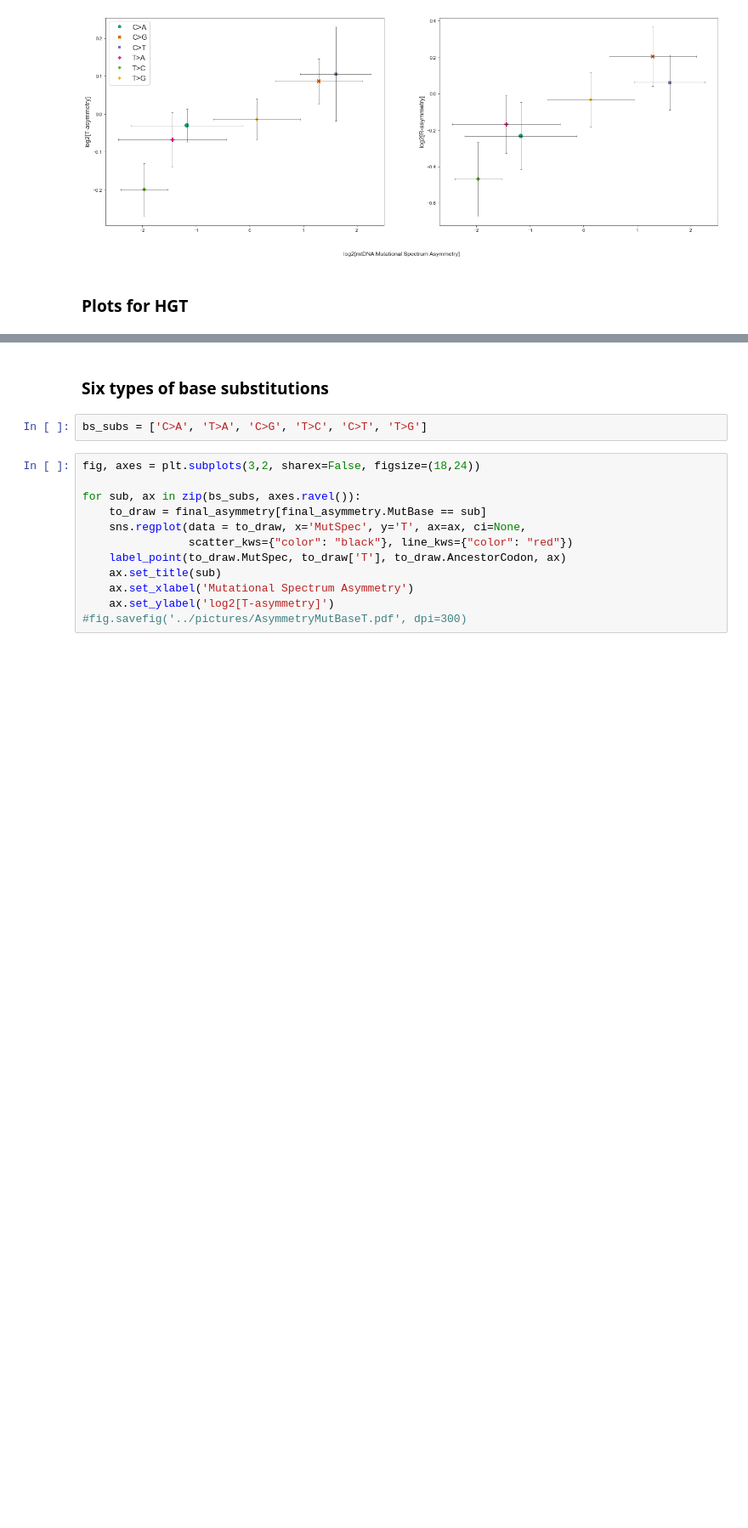
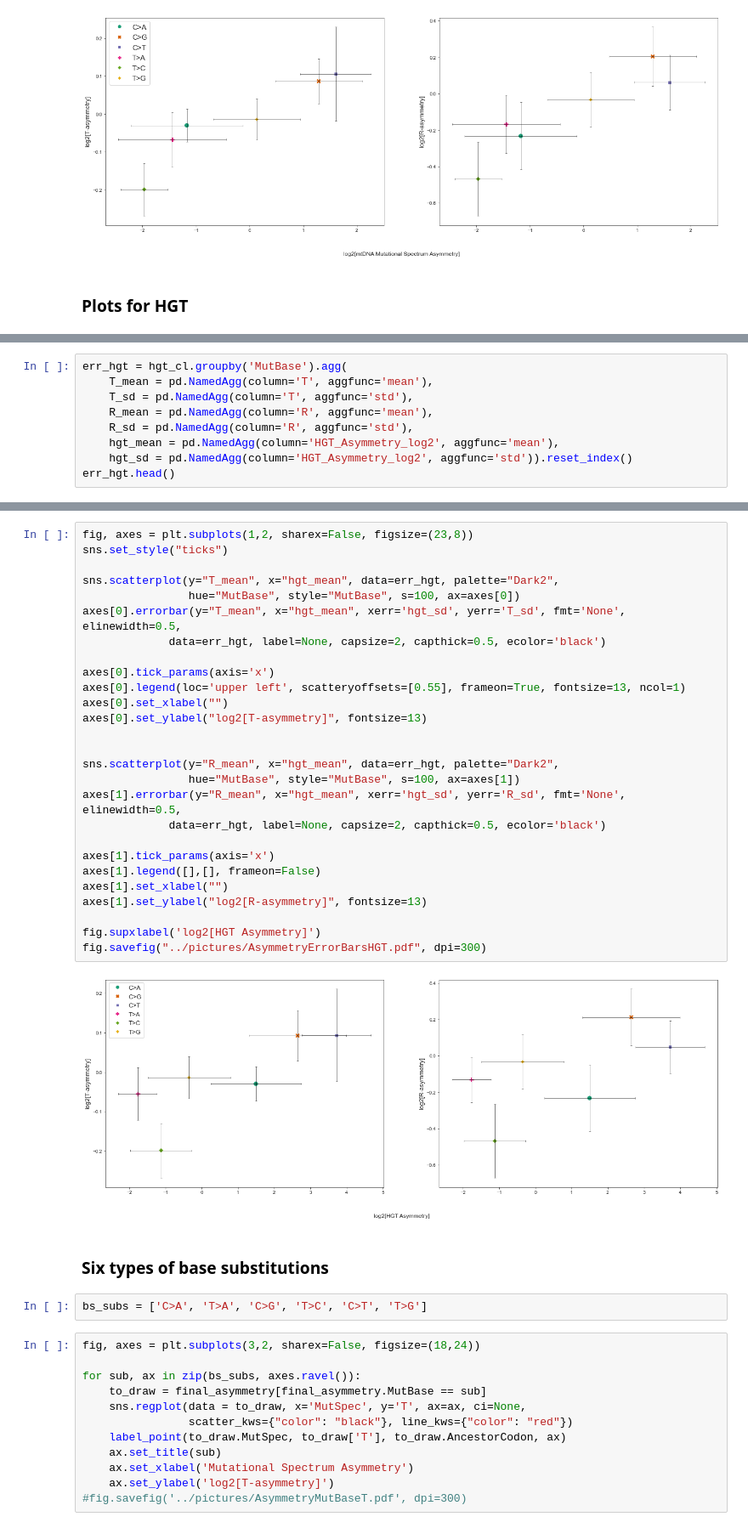
Before and after one commit to mitoclub/mtdna-192component-mutspec-chordata, a Jupyter notebook: scripts/asymmetry_TR.ipynb, the cells around one changed output, grey strips where cells are left out. Shown at 85% size. Drawn from its saved outputs; the diff is of its cells as text; blank space fills up the shorter version.

```diff
--- a/scripts/asymmetry_TR.ipynb
+++ b/scripts/asymmetry_TR.ipynb
@@ -203,0 +214,9 @@ Text(0.5, 0.01, 'Mutational Spectrum Asymmetry')
+# %%
+err_hgt = hgt_cl.groupby('MutBase').agg(
+    T_mean = pd.NamedAgg(column='T', aggfunc='mean'),
+    T_sd = pd.NamedAgg(column='T', aggfunc='std'),
+    R_mean = pd.NamedAgg(column='R', aggfunc='mean'),
+    R_sd = pd.NamedAgg(column='R', aggfunc='std'),
+    hgt_mean = pd.NamedAgg(column='HGT_Asymmetry_log2', aggfunc='mean'),
+    hgt_sd = pd.NamedAgg(column='HGT_Asymmetry_log2', aggfunc='std')).reset_index()
+err_hgt.head()
@@ -204,3 +230,32 @@ Text(0.5, 0.01, 'Mutational Spectrum Asymmetry')
+# %%
+fig, axes = plt.subplots(1,2, sharex=False, figsize=(23,8))
+sns.set_style("ticks")
+
+sns.scatterplot(y="T_mean", x="hgt_mean", data=err_hgt, palette="Dark2",
+                hue="MutBase", style="MutBase", s=100, ax=axes[0])
+axes[0].errorbar(y="T_mean", x="hgt_mean", xerr='hgt_sd', yerr='T_sd', fmt='None', elinewidth=0.5,
+             data=err_hgt, label=None, capsize=2, capthick=0.5, ecolor='black')
+
+axes[0].tick_params(axis='x')
+axes[0].legend(loc='upper left', scatteryoffsets=[0.55], frameon=True, fontsize=13, ncol=1)
+axes[0].set_xlabel("")
+axes[0].set_ylabel("log2[T-asymmetry]", fontsize=13)
+
+
+sns.scatterplot(y="R_mean", x="hgt_mean", data=err_hgt, palette="Dark2",
+                hue="MutBase", style="MutBase", s=100, ax=axes[1])
+axes[1].errorbar(y="R_mean", x="hgt_mean", xerr='hgt_sd', yerr='R_sd', fmt='None', elinewidth=0.5,
+             data=err_hgt, label=None, capsize=2, capthick=0.5, ecolor='black')
+
+axes[1].tick_params(axis='x')
+axes[1].legend([],[], frameon=False)
+axes[1].set_xlabel("")
+axes[1].set_ylabel("log2[R-asymmetry]", fontsize=13)
+
+fig.supxlabel('log2[HGT Asymmetry]')
+fig.savefig("../pictures/AsymmetryErrorBarsHGT.pdf", dpi=300)
+# %% [output]
+[figure, added]
 # %% [markdown]
 ### Six types of base substitutions
 # %%
```
Also changed, not shown: parts of 5 cells of this notebook, 2 other files.
